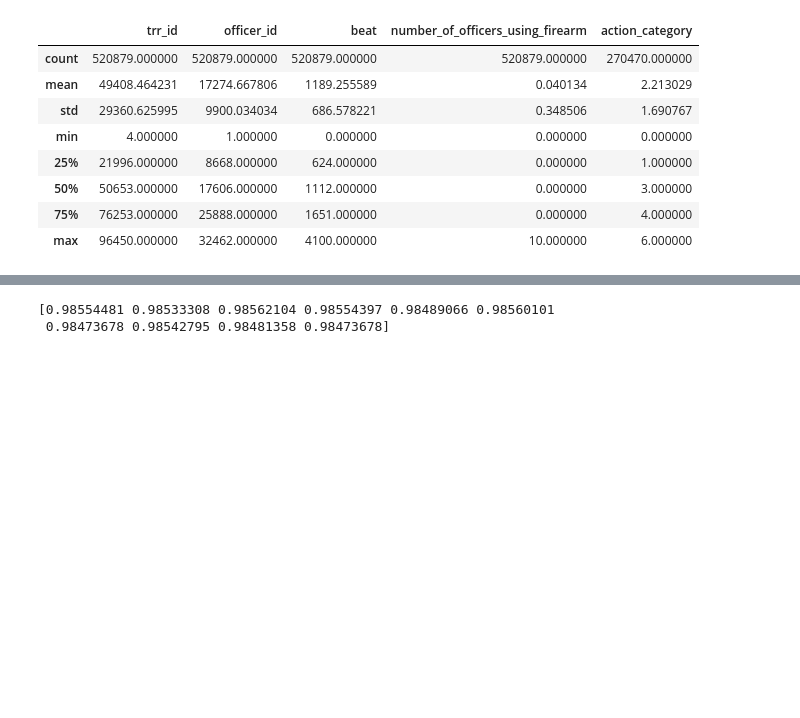
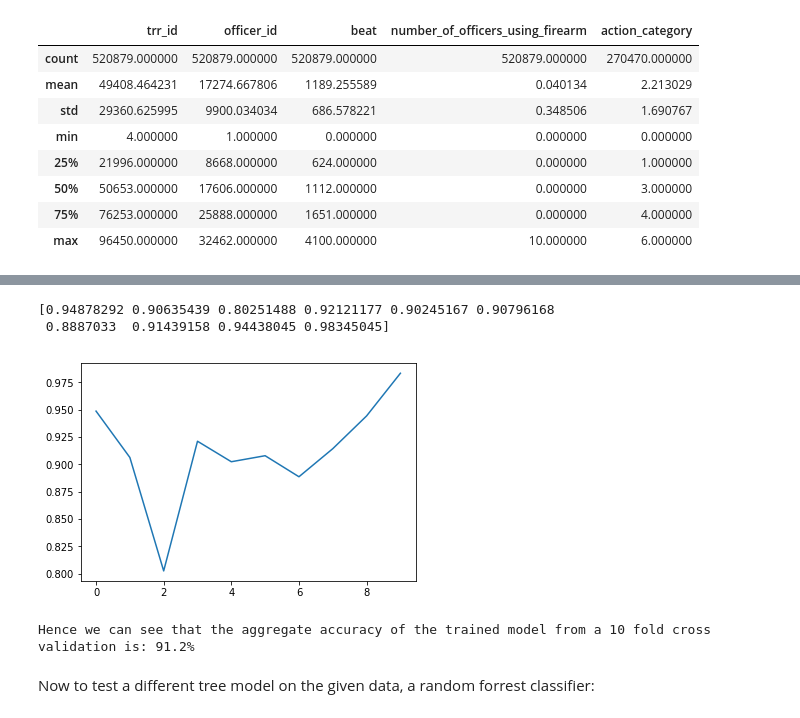
Before and after one commit to ishaanmadan19/EECS-375-Project, a Jupyter notebook: Shankar Question.ipynb, the cells around one changed output, grey strips where cells are left out. Cells and saved outputs as stored; diff of their text form; code cells hidden in the pictures; blank space fills up the shorter version.

Commit message:
Updated to have the decision trees and MLP model

```diff
--- a/Shankar Question.ipynb
+++ b/Shankar Question.ipynb
@@ -35,34 +21,3 @@ dataset.describe()
-# %%
-
-
-# df = df.drop("subject_age", axis =1)
-df = pd.read_csv("MACHINE LEARNING/trr__officer_combined__new.csv")
-# df = df.fillna(0)
-# df = df.drop("subject_birth_year", axis = 1)
-# df = df.drop("birth_year", axis = 1)
-# df = df.drop("direction", axis = 1)
-cols = df.columns
-g = df.columns.to_series().groupby(df.dtypes).groups
-for key in g:
-#     print(key)
-    if key == 'int64':
-        for col in g[key]:
-#             print(key, col)
-            df[col] = df[col].fillna(value = 0)
-    if key == 'float64':
-        for col in g[key]:
-#             print(key, col)
-            df[col] = df[col].fillna(value = 0.0)
-    if key == 'object':
-        for col in g[key]:
-#             print(key, col)
-            df[col] = df[col].fillna('0')
-
-# df = df.drop("indoor_or_outdoor", axis = 1)
-# df = df.drop("lighting_condition", axis = 1)
-# df = df.drop("weather_condition", axis = 1)
-df = df.apply(LabelEncoder().fit_transform)
-df.to_csv("Encoded_data.csv")
 # %%
 df = pd.read_csv("MACHINE LEARNING/combined_db.csv")
 # %%
@@ -113,10 +66,10 @@ df.describe()
 | 75% | 50194.500000 | 8391.000000 | 202.000000 | 108.000000 | 4.000000 | 978.000000 | 81.000000 | 2.000000 | ... |
 | max | 66731.000000 | 10797.000000 | 304.000000 | 144.000000 | 4.000000 | 1243.000000 | 89.000000 | 2.000000 | ... |
 # %%
-df = df.drop(["trr_id", "resistance_level"], axis = 1)
+# df = df.drop(["trr_id", "resistance_level"], axis = 1)
 X = df.drop("action_category", axis = 1)
 Y = df["action_category"]
-clf_gini = DecisionTreeClassifier(criterion = "gini", max_depth=10, min_samples_leaf=5)
+clf_gini = DecisionTreeClassifier(criterion = "gini", max_depth=10, min_samples_leaf=5, max_features="sqrt")
 # %%
 X_train, X_test, y_train, y_test = train_test_split( X, Y, test_size = 0.3)
 # acc = []
@@ -124,9 +77,25 @@ X_train, X_test, y_train, y_test = train_test_split( X, Y, test_size = 0.3)
 #     pred_gini = clf_gini.predict(X_test)
 #     acc.append(accuracy_score(y_test,pred_gini)*100)
 
-scores_DTG = cross_val_score(clf_gini, X, Y, cv=10)
+scores_cv_dt = cross_val_score(clf_gini, X, Y, cv=10)
 # %%
-print(scores_DTG)
+print(scores_cv_dt)
 # %% [output]
-[0.98554481 0.98533308 0.98562104 0.98554397 0.98489066 0.98560101
- 0.98473678 0.98542795 0.98481358 0.98473678]
+[0.94878292 0.90635439 0.80251488 0.92121177 0.90245167 0.90796168
+ 0.8887033  0.91439158 0.94438045 0.98345045]
+# %%
+# Plotting Cross validation scores over 10 different folds
+plt.figure()
+plt.plot(scores_cv_dt)
+plt.show()
+# %% [output]
+[figure, added]
+# %%
+total_acc = scores_cv_dt.sum()
+total_acc = (total_acc/len(scores_cv_dt))*100
+
+print("Hence we can see that the aggregate accuracy of the trained model from a 10 fold cross validation is: " + str(round(total_acc, 2))+ "%")
+# %% [output]
+Hence we can see that the aggregate accuracy of the trained model from a 10 fold cross validation is: 91.2%
+# %% [markdown]
+Now to test a different tree model on the given data, a random forrest classifier:
```
Also changed, not shown: parts of 21 cells of this notebook, 1 other file.
